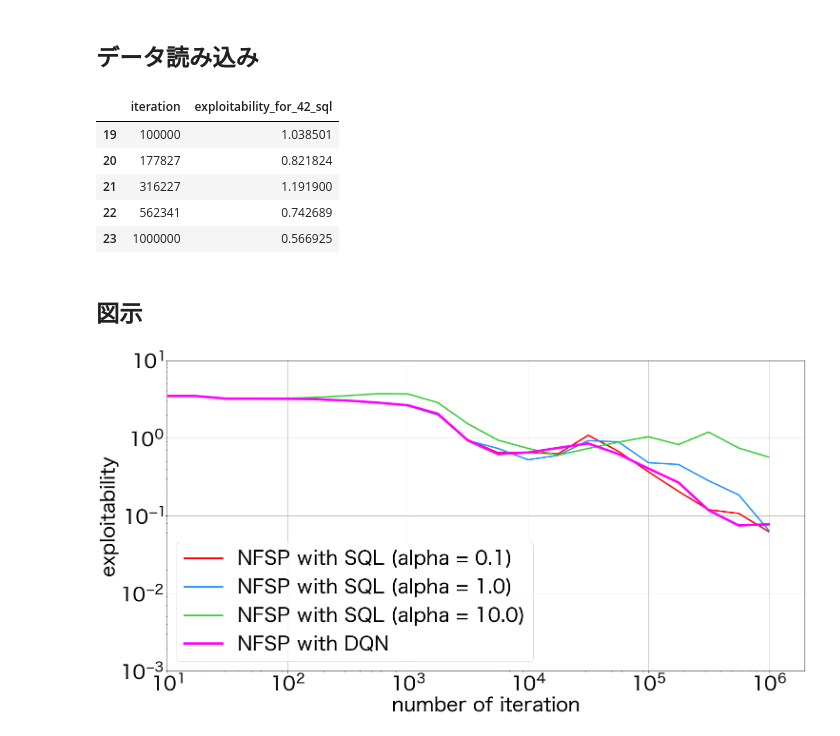
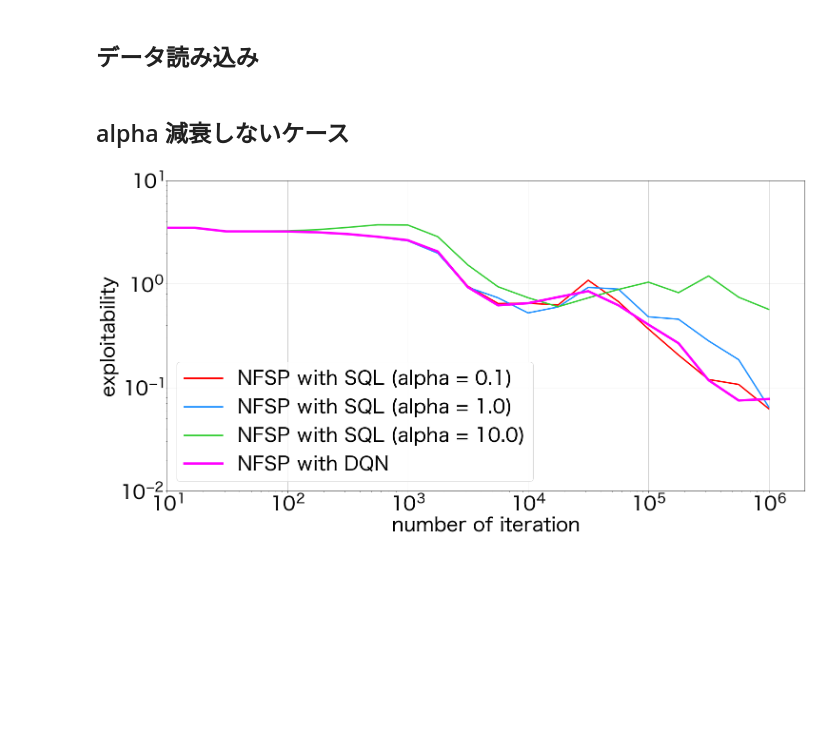
Before and after one commit to yusuke-sk/cfr, a Jupyter notebook: Other/Make_png/jupyter_notebook/kuhn_poker_4players.ipynb, the cells around one changed output. Saved outputs shown, nothing was run; the diff lists cells and outputs as text; code cells hidden in the pictures; blank space fills up the shorter version.

```diff
--- a/Other/Make_png/jupyter_notebook/kuhn_poker_4players.ipynb
+++ b/Other/Make_png/jupyter_notebook/kuhn_poker_4players.ipynb
@@ -7,40 +7,33 @@ import matplotlib.pyplot as plt
 ## データ読み込み
 # %%
 NUM_PLAYERS = 4
+# %% [markdown]
+## alpha 減衰しないケース
 # %%
 # -- player2 --
-df_1 = pd.read_csv("../output/{}players/DB_for_NFSP_sql_0.1_False.csv".format(NUM_PLAYERS))
-df_2 = pd.read_csv("../output/{}players/DB_for_NFSP_sql_1.0_False.csv".format(NUM_PLAYERS))
-df_3 = pd.read_csv("../output/{}players/DB_for_NFSP_sql_10.0_False.csv".format(NUM_PLAYERS))
-df_4 = pd.read_csv("../output/{}players/DB_for_NFSP_dqn.csv".format(NUM_PLAYERS))
+df_1 = pd.read_csv("../output/Kuhn_poker/{}players/DB_for_NFSP_sql_0.1_False.csv".format(NUM_PLAYERS))
+df_2 = pd.read_csv("../output/Kuhn_poker/{}players/DB_for_NFSP_sql_1.0_False.csv".format(NUM_PLAYERS))
+df_3 = pd.read_csv("../output/Kuhn_poker/{}players/DB_for_NFSP_sql_10.0_False.csv".format(NUM_PLAYERS))
+df_4 = pd.read_csv("../output/Kuhn_poker/{}players/DB_for_NFSP_dqn.csv".format(NUM_PLAYERS))
 
 
 df_3.tail()
+
+plt.rcParams["font.size"] = 40
+plt.figure(figsize=(24,12))
+plt.plot(df_1.iteration, df_1.exploitability_for_42_sql, label="NFSP with SQL (alpha = 0.1)" , lw=3, color="r")
+plt.plot(df_2.iteration, df_2.exploitability_for_42_sql, label="NFSP with SQL (alpha = 1.0)", lw=3, color="dodgerblue")
+plt.plot(df_3.iteration, df_3.exploitability_for_42_sql, label="NFSP with SQL (alpha = 10.0)" , lw=3, color = "limegreen")
+plt.plot(df_4.iteration, df_4.exploitability_for_42_dqn, label="NFSP with DQN", lw=5, color="magenta")
+
+plt.xscale('log')
+plt.yscale('log')
+plt.xlabel('number of iteration')
+plt.ylabel('exploitability')
+plt.legend(loc = "lower left")
+plt.grid()
+plt.xlim(10)
+plt.ylim(0.01,10)
+plt.savefig("../png/kuhn_poker_{}players_SQL_alpha_not_discrease.png".format(NUM_PLAYERS))
 # %% [output]
-|  | iteration | exploitability_for_42_sql |
-| 19 | 100000 | 1.038501 |
-| 20 | 177827 | 0.821824 |
-| 21 | 316227 | 1.191900 |
-| 22 | 562341 | 0.742689 |
-| 23 | 1000000 | 0.566925 |
+[figure, added]
-# %% [markdown]
-## 図示
-# %%
-plt.rcParams["font.size"] = 40
-plt.figure(figsize=(24,12))
-plt.plot(df_1.iteration, df_1.exploitability_for_42_sql, label="NFSP with SQL (alpha = 0.1)" , lw=3, color="r")
-plt.plot(df_2.iteration, df_2.exploitability_for_42_sql, label="NFSP with SQL (alpha = 1.0)", lw=3, color="dodgerblue")
-plt.plot(df_3.iteration, df_3.exploitability_for_42_sql, label="NFSP with SQL (alpha = 10.0)" , lw=3, color = "limegreen")
-plt.plot(df_4.iteration, df_4.exploitability_for_42_dqn, label="NFSP with DQN", lw=5, color="magenta")
-
-plt.xscale('log')
-plt.yscale('log')
-plt.xlabel('number of iteration')
-plt.ylabel('exploitability')
-plt.legend(loc = "lower left")
-plt.grid()
-plt.xlim(10)
-plt.ylim(0.001,10)
-plt.savefig("../png/kuhn_poker_{}players_nfsp.png".format(NUM_PLAYERS))
-# %% [output]
-[figure, removed]
```
Also changed, not shown: parts of 2 cells of this notebook, 36 other files.
